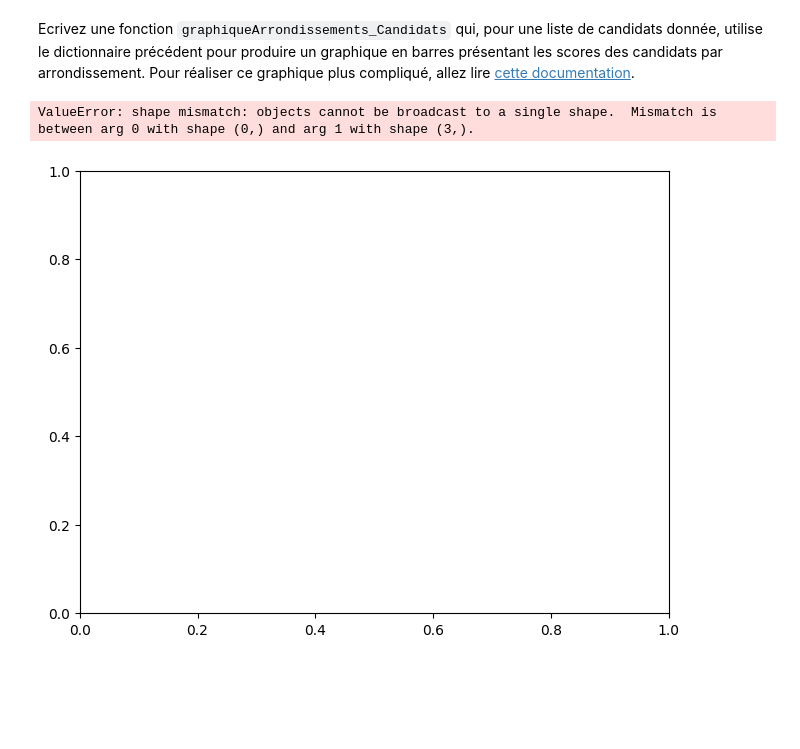
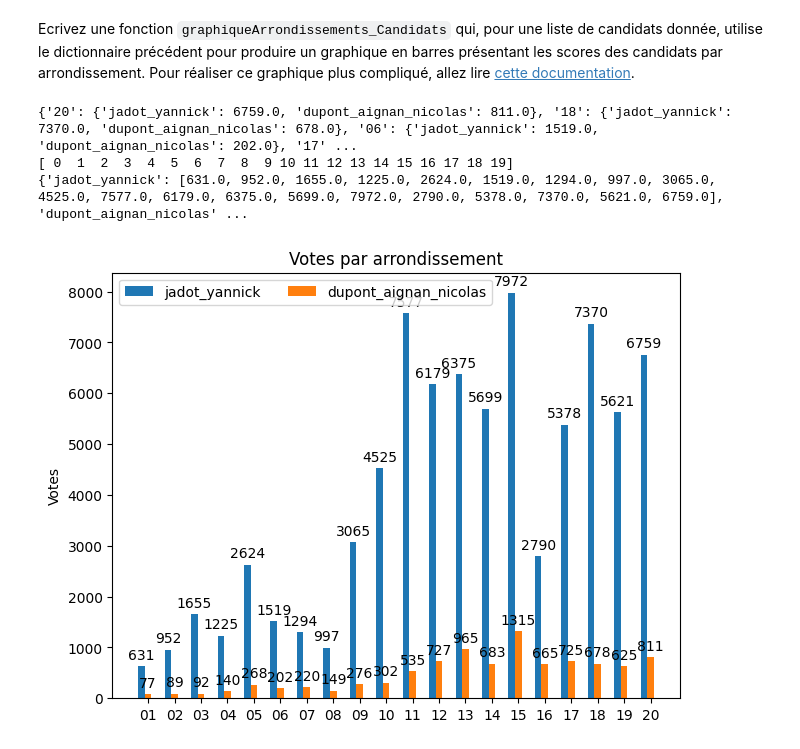
Before and after one commit to manuvai/M1IM_ProgStruct2, a Jupyter notebook: TD2/TP2.ipynb, the cells around one changed output. Cells and saved outputs as stored; diff of their text form; code cells hidden in the pictures; blank space fills up the shorter version.

Commit message:
feat: Ajout de données + corrections

```diff
--- a/TD2/TP2.ipynb
+++ b/TD2/TP2.ipynb
@@ -256,46 +255,53 @@ graphiqueArrondissements_Candidat(data, 'jadot_yannick')
 # %% [markdown]
 Ecrivez une fonction `graphiqueArrondissements_Candidats` qui, pour une liste de candidats donnée, utilise le dictionnaire précédent pour produire un graphique en barres présentant les scores des candidats par arrondissement. Pour réaliser ce graphique plus compliqué, allez lire [cette documentation](https://matplotlib.org/stable/gallery/lines_bars_and_markers/barchart.html#sphx-glr-gallery-lines-bars-and-markers-barchart-py).
 # %%
-def graphiqueArrondissements_Candidats(data: dict, *liste_candidat: str):
+def display_graphique(votes_arrondissements: dict, votes_candidats: dict):
+    """Affiche le graphique correspondant aux votes données en paramètre
 
-    arrondissements = []
-    votes_arrondissements = {}
-
-    for cand in liste_candidat:
-        arrondissment_data = creeDictArrondissement_ScoreListeCandidats(data, cand)
-
-        if (arrondissements is []):
-            arrondissements = list(sorted(arrondissment_data))
-
-    penguin_means = {
-        'Bill Depth': (18.35, 18.43, 14.98),
-        'Bill Length': (38.79, 48.83, 47.50),
-        'Flipper Length': (189.95, 195.82, 217.19),
-    }
-
-    x = np.arange(len(arrondissements))  # the label locations
+    Args:
+        votes_arrondissements (dict): Dictionnaire contenant les votes en fonction des arrondissements
+        votes_candidats (dict): Dictionnaire contenant les votes en fonction des candidats
+    """
+    x = np.arange(len(votes_arrondissements.keys()))  # the label locations
     width = 0.25  # the width of the bars
     multiplier = 0
-
     fig, ax = plt.subplots(layout='constrained')
 
-    for attribute, measurement in penguin_means.items():
+    for cand, votes in votes_candidats.items():
         offset = width * multiplier
-        rects = ax.bar(x + offset, measurement, width, label=attribute)
+        rects = ax.bar(x + offset, votes, width, label=cand)
         ax.bar_label(rects, padding=3)
         multiplier += 1
 
-    # Add some text for labels, title and custom x-axis tick labels, etc.
-    ax.set_ylabel('Length (mm)')
-    ax.set_title('Penguin attributes by arrondissements')
-    ax.set_xticks(x + width, arrondissements)
+    # Ajout des informations de la restitution graphique
+    ax.set_ylabel('Votes')
+    ax.set_title('Votes par arrondissement')
+    ax.set_xticks(x + width, sorted(votes_arrondissements))
     ax.legend(loc='upper left', ncols=3)
-    ax.set_ylim(0, 250)
 
     plt.show()
-    # TODO Corriger cette partie
+
+def graphiqueArrondissements_Candidats(data: dict, *liste_candidat):
+
+    arrondissements = []
+
+    votes_arrondissements = creeDictArrondissement_ScoreListeCandidats(data, *liste_candidat)
+    votes_candidats = {}
+
+    # Construction du dictionnaire contenant les résultats des districts
+    for arr in sorted(votes_arrondissements):
+        arrondissements.append(arr)
+
+        for cand, value in votes_arrondissements[arr].items():
+            if (cand not in votes_candidats.keys()):
+                votes_candidats[cand] = []
+            votes_candidats[cand].append(value)
+
+    display_graphique(votes_arrondissements, votes_candidats)
 
 graphiqueArrondissements_Candidats(data, 'jadot_yannick', 'dupont_aignan_nicolas')
 # %% [output]
-ValueError: shape mismatch: objects cannot be broadcast to a single shape.  Mismatch is between arg 0 with shape (0,) and arg 1 with shape (3,).
+{'20': {'jadot_yannick': 6759.0, 'dupont_aignan_nicolas': 811.0}, '18': {'jadot_yannick': 7370.0, 'dupont_aignan_nicolas': 678.0}, '06': {'jadot_yannick': 1519.0, 'dupont_aignan_nicolas': 202.0}, '17' ...
+[ 0  1  2  3  4  5  6  7  8  9 10 11 12 13 14 15 16 17 18 19]
+{'jadot_yannick': [631.0, 952.0, 1655.0, 1225.0, 2624.0, 1519.0, 1294.0, 997.0, 3065.0, 4525.0, 7577.0, 6179.0, 6375.0, 5699.0, 7972.0, 2790.0, 5378.0, 7370.0, 5621.0, 6759.0], 'dupont_aignan_nicolas' ...
-[figure, old version]
+[figure, new version]
```
Also changed, not shown: parts of 1 cell of this notebook, 3 other files.
